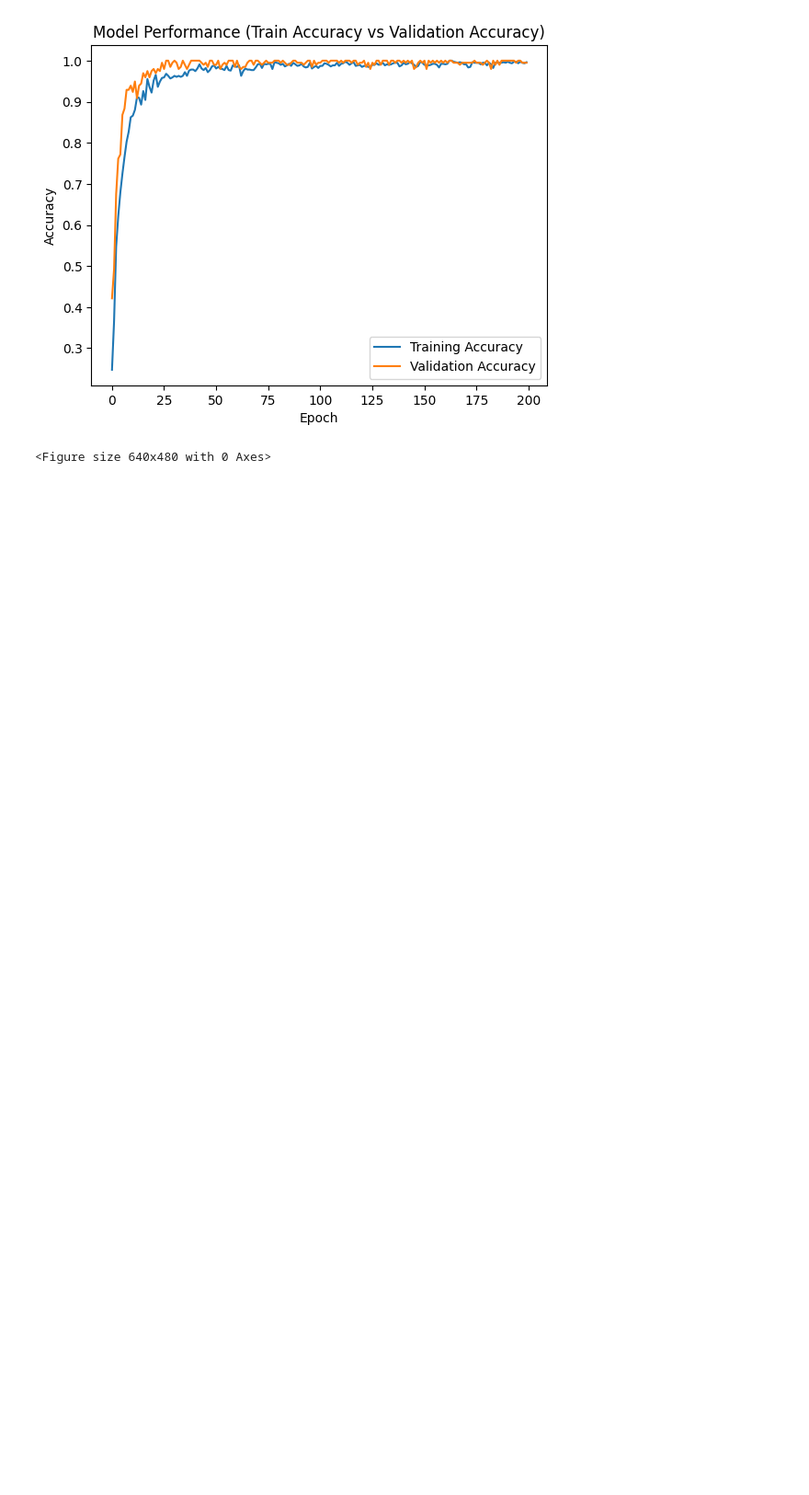
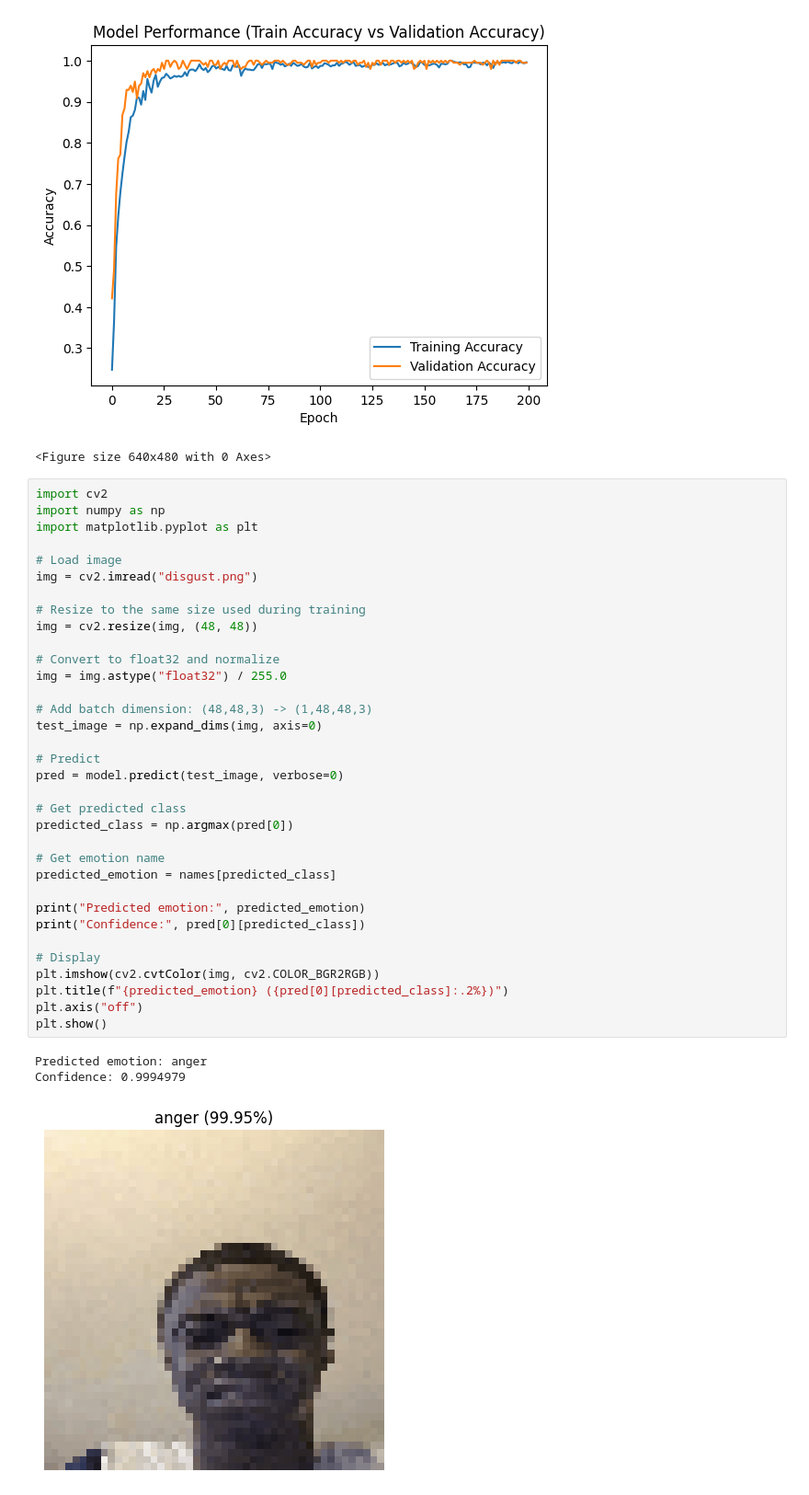
Before and after one commit to Muh-7/AI-Machine-Learning-Projects, a Jupyter notebook: 05_Human_Emotion_Detection_from_images/human_emotion_detection_from_images.ipynb, the cells around one changed output. Shown at 92% size. Saved outputs shown, nothing was run; the diff lists cells and outputs as text; blank space fills up the shorter version.

```diff
--- a/05_Human_Emotion_Detection_from_images/human_emotion_detection_from_images.ipynb
+++ b/05_Human_Emotion_Detection_from_images/human_emotion_detection_from_images.ipynb
@@ -257,3 +257,41 @@ plt.figure()
 [figure]
 [figure]
 <Figure size 640x480 with 0 Axes>
+# %%
+import cv2
+import numpy as np
+import matplotlib.pyplot as plt
+
+# Load image
+img = cv2.imread("disgust.png")
+
+# Resize to the same size used during training
+img = cv2.resize(img, (48, 48))
+
+# Convert to float32 and normalize
+img = img.astype("float32") / 255.0
+
+# Add batch dimension: (48,48,3) -> (1,48,48,3)
+test_image = np.expand_dims(img, axis=0)
+
+# Predict
+pred = model.predict(test_image, verbose=0)
+
+# Get predicted class
+predicted_class = np.argmax(pred[0])
+
+# Get emotion name
+predicted_emotion = names[predicted_class]
+
+print("Predicted emotion:", predicted_emotion)
+print("Confidence:", pred[0][predicted_class])
+
+# Display
+plt.imshow(cv2.cvtColor(img, cv2.COLOR_BGR2RGB))
+plt.title(f"{predicted_emotion} ({pred[0][predicted_class]:.2%})")
+plt.axis("off")
+plt.show()
+# %% [output]
+Predicted emotion: anger
+Confidence: 0.9994979
+[figure, added]
```
Also changed, not shown: 1 other file.
